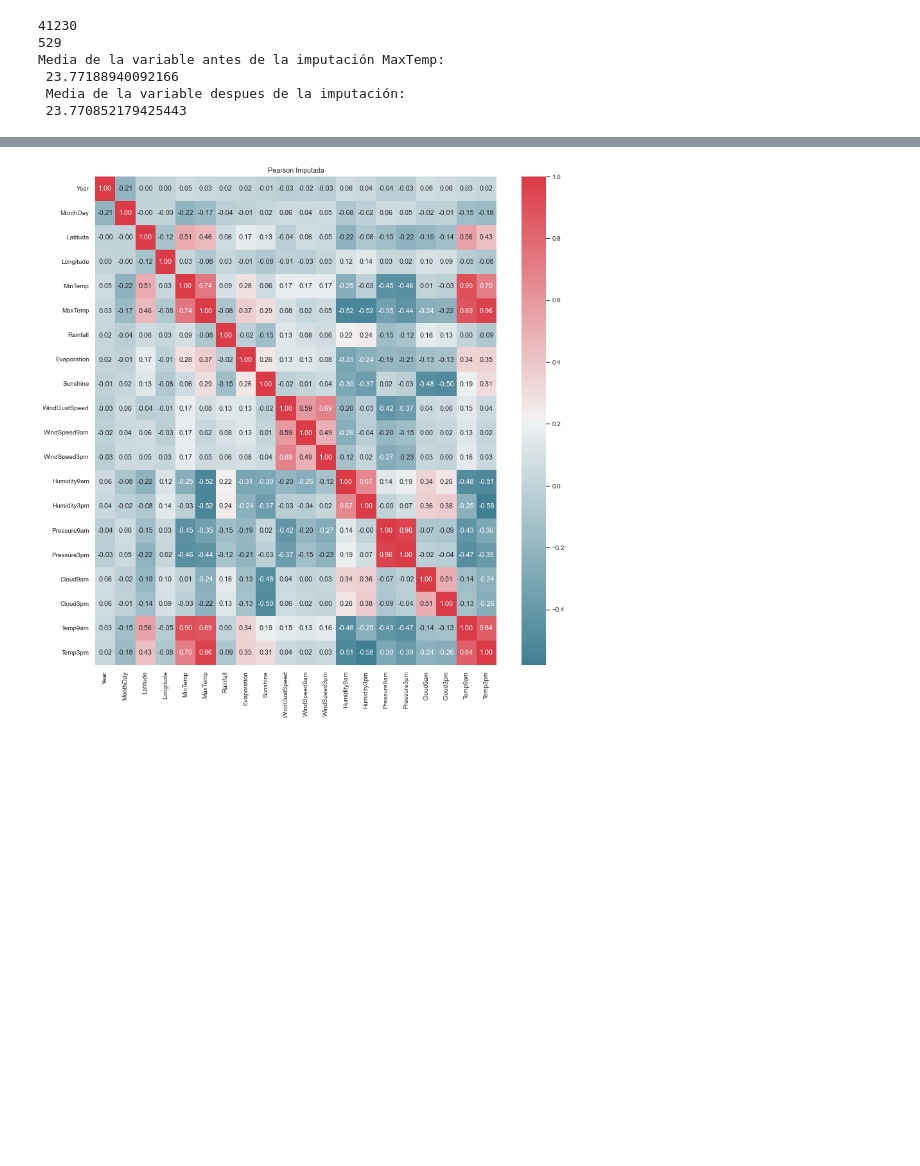
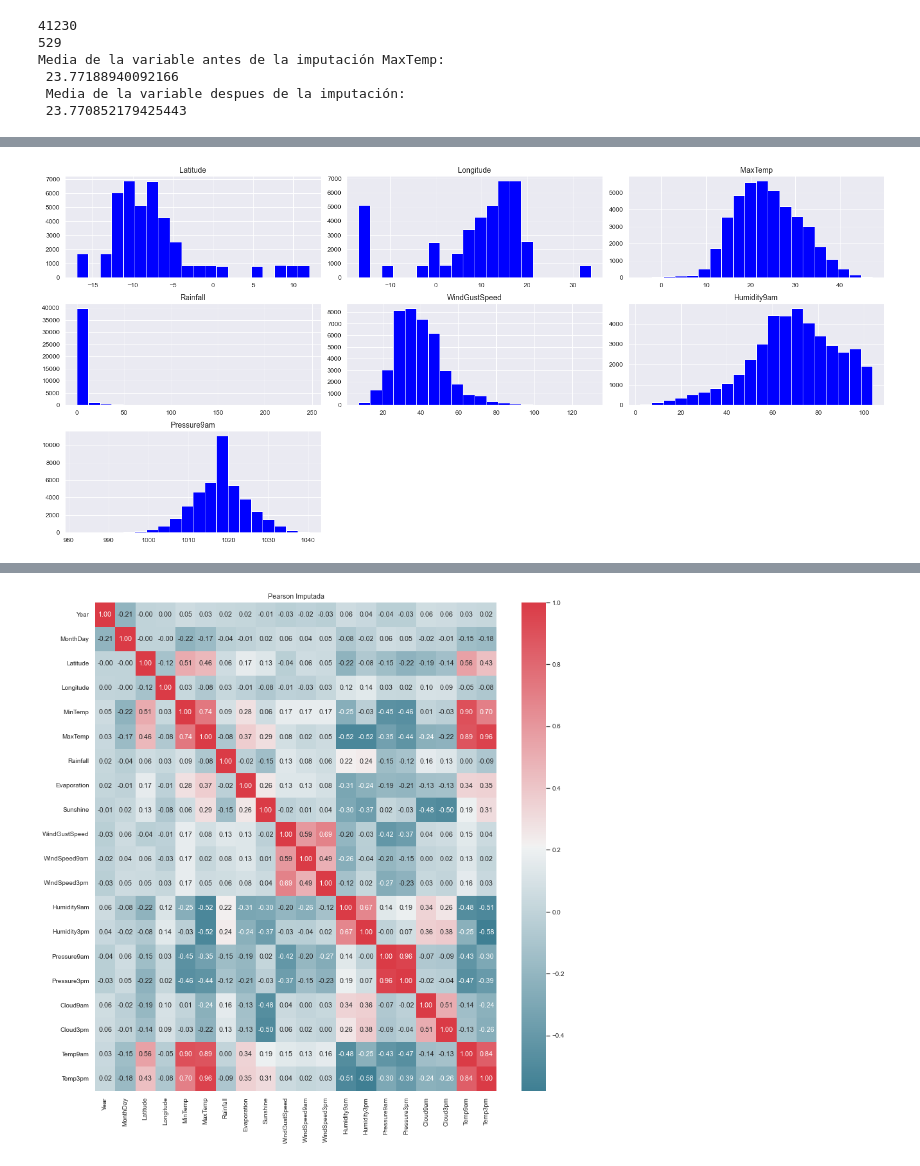
Before and after one commit to ezeguins/analisis_datos_TP, a Jupyter notebook: ColumnsStudy_oks.ipynb, the cells around one changed output, grey strips where cells are left out. Saved outputs shown, nothing was run; the diff lists cells and outputs as text; code cells hidden in the pictures; blank space fills up the shorter version.

```diff
--- a/ColumnsStudy_oks.ipynb
+++ b/ColumnsStudy_oks.ipynb
@@ -361,3 +388,8 @@ X_train_num=X_train_num.drop(columns={"index"})
+# %%
+display_distributions(X_train_imp_num.drop(columns={"Year","MonthDay","Temp9am","Temp3pm","MinTemp",
+"Evaporation","Sunshine","WindSpeed9am","WindSpeed3pm","Cloud9am","Cloud3pm","Pressure3pm","Humidity3pm"}))
+# %% [output]
+[figure, added]
 # %%
 fig, axes = plt.subplots(1,1,figsize=(14,14))
 
```
Also changed, not shown: parts of 17 cells of this notebook.
